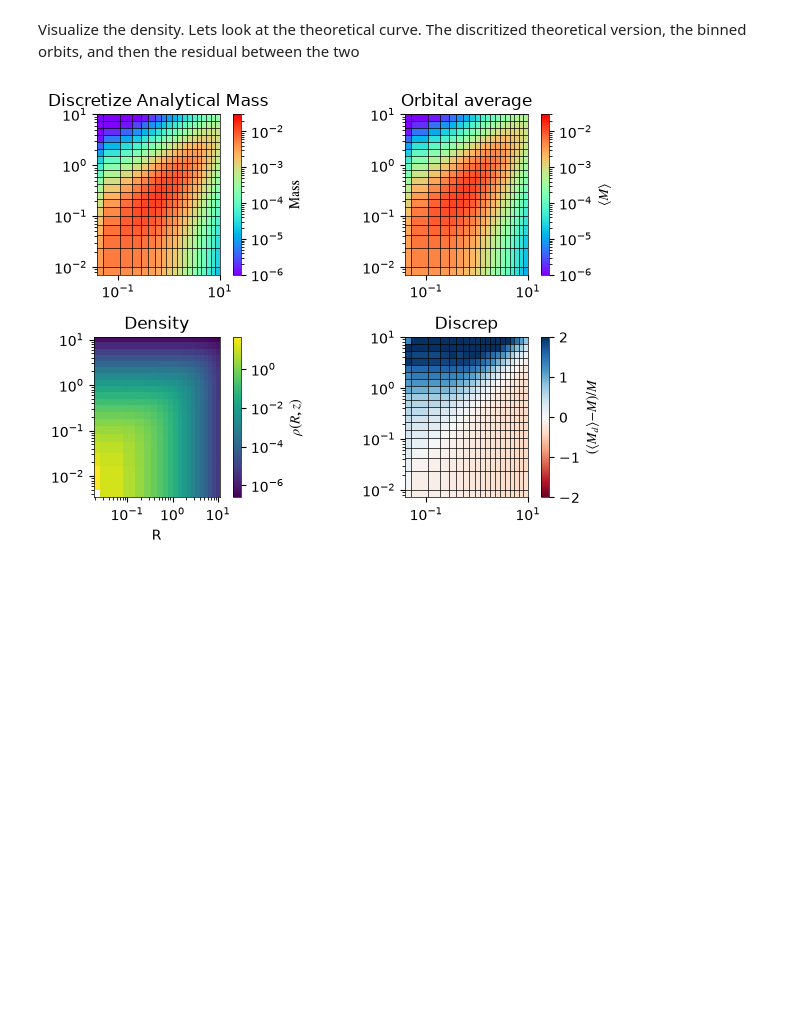
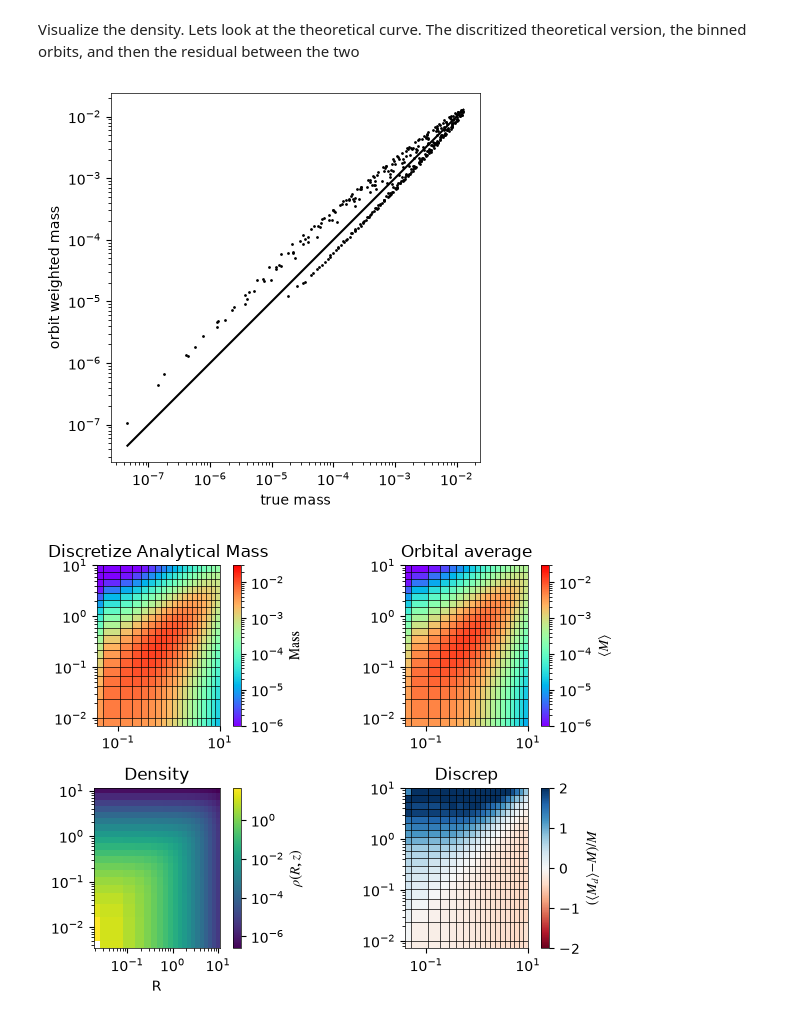
Before and after one commit to salvatore-ferrone/bar-dynamics, a Jupyter notebook: pedagogy/tutorial_schwarzchild.ipynb, the cells around one changed output. Saved outputs shown, nothing was run; the diff lists cells and outputs as text; code cells hidden in the pictures; blank space fills up the shorter version.

```diff
--- a/pedagogy/tutorial_schwarzchild.ipynb
+++ b/pedagogy/tutorial_schwarzchild.ipynb
@@ -102,6 +102,13 @@ Visualize the density. Lets look at the theoretical curve. The discritized theor
 RR,ZZ = numpy.meshgrid(gridR,gridz)
 xyz = numpy.column_stack((RR.ravel(),numpy.zeros_like(RR.ravel()),ZZ.ravel()))
 rho_true = dens_stars.density(xyz).reshape(RR.shape)
+# %%
+fig,axis=plt.subplots(1,1)
+axis.scatter(mass_t,mass_d,s=1,color="k")
+axis.plot([mass_t.min(),mass_t.max()], [mass_t.min(),mass_t.max()], color="k",zorder=10)
+axis.set(aspect="equal",xlabel="true mass", ylabel="orbit weighted mass",yscale="log",xscale="log");
+# %% [output]
+[figure, added]
 # %%
 fig,axis=plt.subplots(2,2)
 
```
Also changed, not shown: parts of 1 cell of this notebook.
